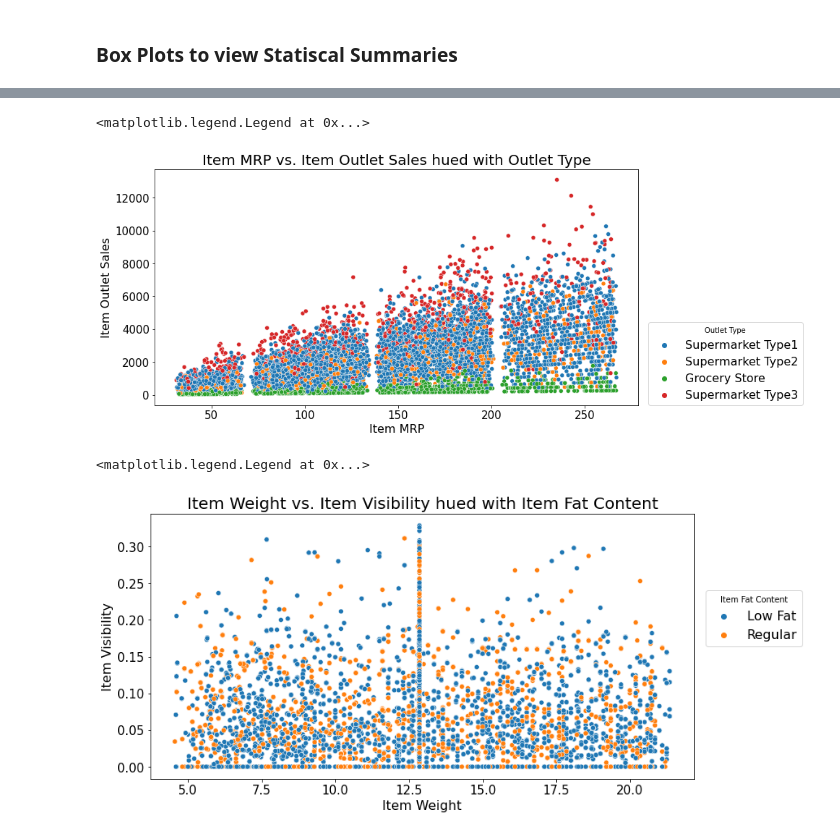
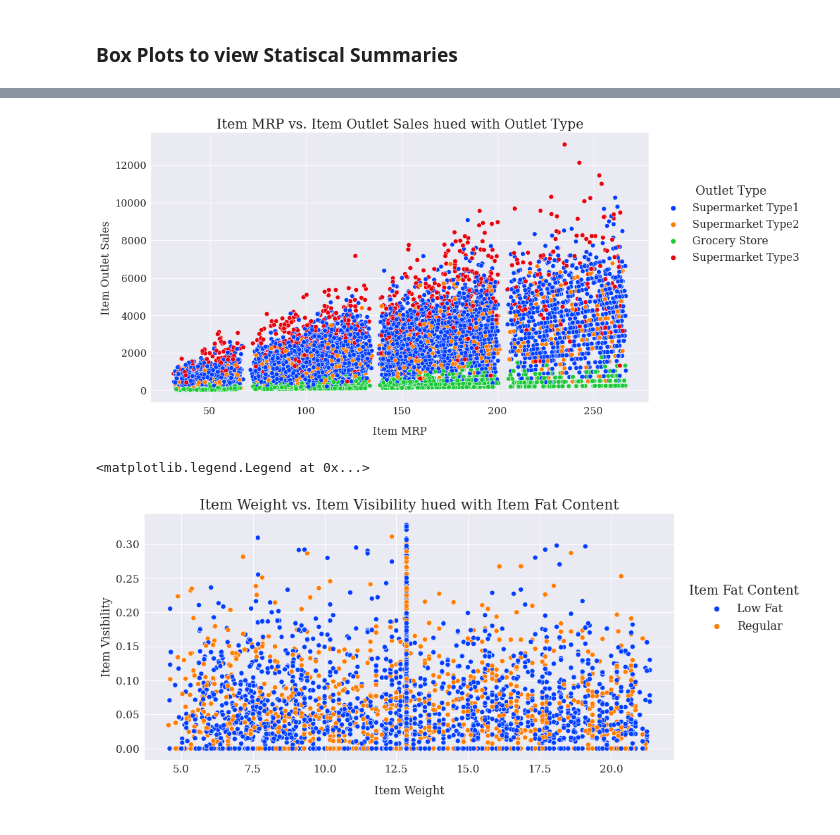
Before and after one commit to rvtovar/sales_predictions, a Jupyter notebook: sales_predictions.ipynb, the cells around one changed output, grey strips where cells are left out. Saved outputs shown, nothing was run; the diff lists cells and outputs as text; code cells hidden in the pictures.

```diff
--- a/sales_predictions.ipynb
+++ b/sales_predictions.ipynb
@@ -177,6 +177,11 @@ df.describe().transpose().round(2)
 | Item_MRP | 8523.0 | 140.99 | 62.28 | 31.29 | 93.83 | 143.01 | 185.64 | 266.89 |
 | Outlet_Establishment_Year | 8523.0 | 1997.83 | 8.37 | 1985.00 | 1987.00 | 1999.00 | 2004.00 | 2009.00 |
 | Item_Outlet_Sales | 8523.0 | 2181.29 | 1706.50 | 33.29 | 834.25 | 1794.33 | 3101.30 | 13086.96 |
+# %%
+# Setting up Default Settings for plots
+sns.set_context('talk')
+plt.style.use(['bmh', 'seaborn'])
+plt.rcParams['font.family'] = 'serif'
 # %%
 corr = df.corr()
 plt.figure(dpi=150)
@@ -258,32 +271,33 @@ Text(0.5, 1.0, 'Item outlet sales for item Type')
 # %%
 fig,ax = plt.subplots(nrows=1, ncols=1);
-fig.set_size_inches(12, 6)
+fig.set_size_inches(12, 7)
 #ax.scatter(data=df, x="Item_MRP", y='Item_Outlet_Sales')
-sns.scatterplot(data=df, x='Item_MRP', y="Item_Outlet_Sales", hue='Outlet_Type')
-ax.set_xlabel('Item MRP', fontsize=16)
+sns.scatterplot(data=df, x='Item_MRP', y="Item_Outlet_Sales", hue='Outlet_Type', palette='bright')
+ax.set_xlabel('Item MRP', fontsize=16,labelpad=15)
 ax.set_ylabel('Item Outlet Sales', fontsize=16)
 ax.set_title('Item MRP vs. Item Outlet Sales hued with Outlet Type', fontsize=20);
 ax.tick_params(axis='both', which='major', labelsize=15)
-ax.legend(loc=(1.02, 0), fontsize=16, title="Outlet Type")
+ax.legend(loc=(1.02, .5), fontsize=16, title="Outlet Type")
+ax.tick_params(axis = 'both', which = 'major', labelsize = 15)
 
  #Looking at this plot we can see that the sales goes through a wider flucutation the larger the
   #MRP is. with a low MRP item sales go between 0 and 2000, while if MRP goes to 250 we go from 0 to 12000. So
   #the higher the MRP the chance for higher sales on an item is.
   #We can also look at the hue and tell that grocery stores sell the less , while supermarket type 3 sells the most
   # As for supermarket type2 and 3 they seem to be randomly distrubted in the middle sctions. with type 1 supermarkets getting
   # higher sells when they have higher item MRP.
 # %% [output]
-<matplotlib.legend.Legend at 0x...>
-[figure, old version]
+[figure, new version]
 # %%
 fig,ax = plt.subplots(nrows=1, ncols=1);
 fig.set_size_inches(12, 6)
-sns.scatterplot(data=df, x="Item_Weight", y="Item_Visibility", hue="Item_Fat_Content")
-ax.set_xlabel('Item Weight', fontsize=16)
+sns.scatterplot(data=df, x="Item_Weight", y="Item_Visibility", hue="Item_Fat_Content", palette='bright')
+ax.set_xlabel('Item Weight', fontsize=16, labelpad=15)
 ax.set_ylabel('Item Visibility', fontsize=16)
 ax.set_title('Item Weight vs. Item Visibility hued with Item Fat Content', fontsize=20);
 ax.tick_params(axis='both', which='major', labelsize=15)
-ax.legend(loc=(1.02, .5), fontsize=16, title='Item Fat Content')
+ax.tick_params(axis = 'both', which = 'major', labelsize = 15)
+ax.legend(loc=(1.02, .5), fontsize=16, title="Item Fat Content")
 
 #For this plot I wanted to take a look the scatter plot between Item weight and Visibility. Then apply a hue
 # so we can look at the distrubtuion of how the fat content is spread through out that disturbtion. We can see that
@@ -293,4 +307,4 @@ ax.legend(loc=(1.02, .5), fontsize=16, title='Item Fat Content')
 # side effect of missing data being imputed from earlier in the project.
 # %% [output]
 <matplotlib.legend.Legend at 0x...>
-[figure, old version]
+[figure, new version]
```
Also changed, not shown: parts of 6 cells of this notebook.
